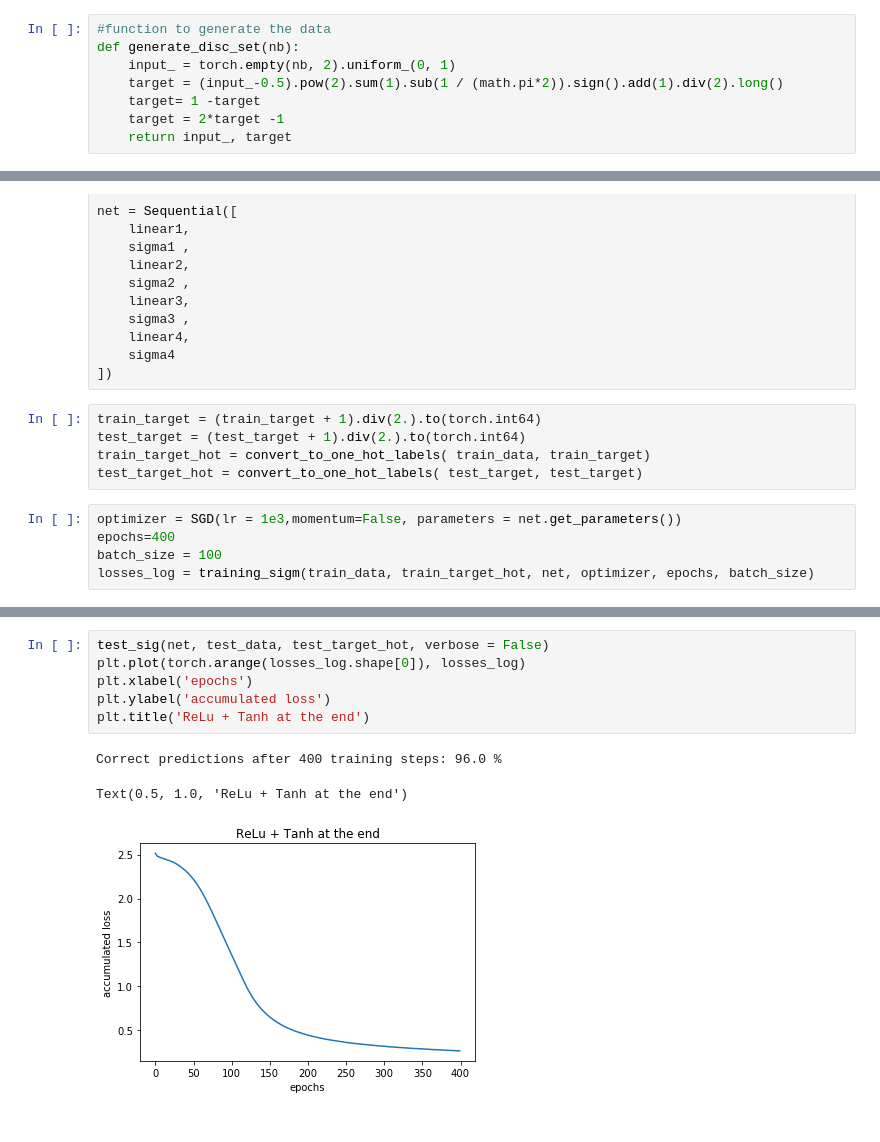
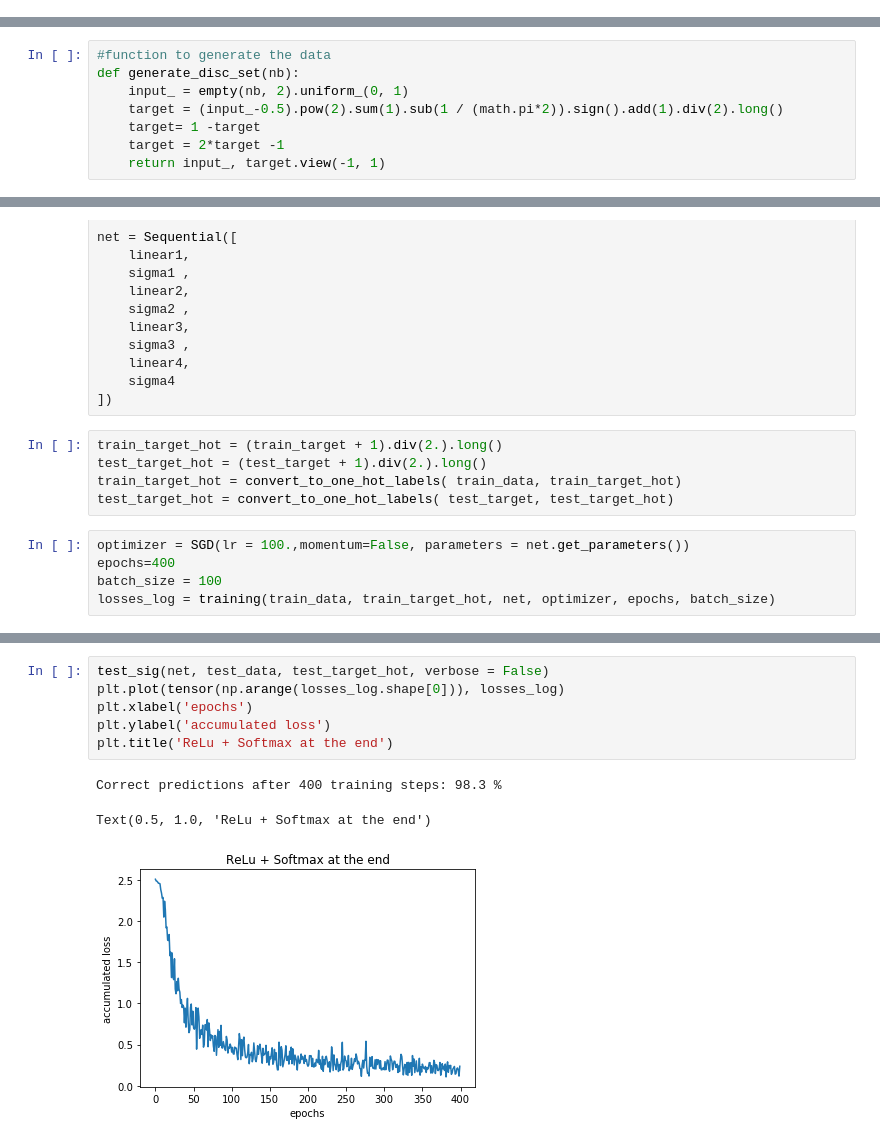
Before and after one commit to gbossy/DL_miniproj, a Jupyter notebook: Project2/Less_mess/testing_stuff.ipynb, the cells around one changed output, grey strips where cells are left out. Drawn from its saved outputs; the diff is of its cells as text.

```diff
--- a/Project2/Less_mess/testing_stuff.ipynb
+++ b/Project2/Less_mess/testing_stuff.ipynb
@@ -9,8 +9,0 @@ torch.set_grad_enabled(False)
-# %%
-#function to generate the data
-def generate_disc_set(nb):
-    input_ = torch.empty(nb, 2).uniform_(0, 1)
-    target = (input_-0.5).pow(2).sum(1).sub(1 / (math.pi*2)).sign().add(1).div(2).long()
-    target= 1 -target
-    target = 2*target -1
-    return input_, target
@@ -104,6 +129,14 @@ def test_sig(net, test_data, test_target, verbose = False):
             if correct : correct_count += 1
 
     print('Correct predictions after '+str(epochs)+' training steps: '+str(correct_count/test_data.shape[0]*100)+' %')
+# %%
+#function to generate the data
+def generate_disc_set(nb):
+    input_ = empty(nb, 2).uniform_(0, 1)
+    target = (input_-0.5).pow(2).sum(1).sub(1 / (math.pi*2)).sign().add(1).div(2).long()
+    target= 1 -target
+    target = 2*target -1
+    return input_, target.view(-1, 1)
 # %%
 def convert_to_one_hot_labels(input, target):
     tmp = input.new_zeros(target.size(0), target.max() + 1)
@@ -270,13 +318,13 @@ net = Sequential([
     sigma4
 ])
 # %%
-train_target = (train_target + 1).div(2.).to(torch.int64)
-test_target = (test_target + 1).div(2.).to(torch.int64)
-train_target_hot = convert_to_one_hot_labels( train_data, train_target)
-test_target_hot = convert_to_one_hot_labels( test_target, test_target)
+train_target_hot = (train_target + 1).div(2.).long()
+test_target_hot = (test_target + 1).div(2.).long()
+train_target_hot = convert_to_one_hot_labels( train_data, train_target_hot)
+test_target_hot = convert_to_one_hot_labels( test_target, test_target_hot)
 # %%
-optimizer = SGD(lr = 1e3,momentum=False, parameters = net.get_parameters())
+optimizer = SGD(lr = 100.,momentum=False, parameters = net.get_parameters())
 epochs=400
 batch_size = 100
-losses_log = training_sigm(train_data, train_target_hot, net, optimizer, epochs, batch_size)
+losses_log = training(train_data, train_target_hot, net, optimizer, epochs, batch_size)
 # %% [output]
@@ -300,10 +348,10 @@ losses_log = training_sigm(train_data, train_target_hot, net, optimizer, epochs,
 # %%
 test_sig(net, test_data, test_target_hot, verbose = False)
-plt.plot(torch.arange(losses_log.shape[0]), losses_log)
+plt.plot(tensor(np.arange(losses_log.shape[0])), losses_log)
 plt.xlabel('epochs')
 plt.ylabel('accumulated loss')
-plt.title('ReLu + Tanh at the end')
+plt.title('ReLu + Softmax at the end')
 # %% [output]
-Correct predictions after 400 training steps: 96.0 %
+Correct predictions after 400 training steps: 98.3 %
-Text(0.5, 1.0, 'ReLu + Tanh at the end')
+Text(0.5, 1.0, 'ReLu + Softmax at the end')
-[figure, old version]
+[figure, new version]
```
Also changed, not shown: parts of 21 cells of this notebook, 2 other files.
